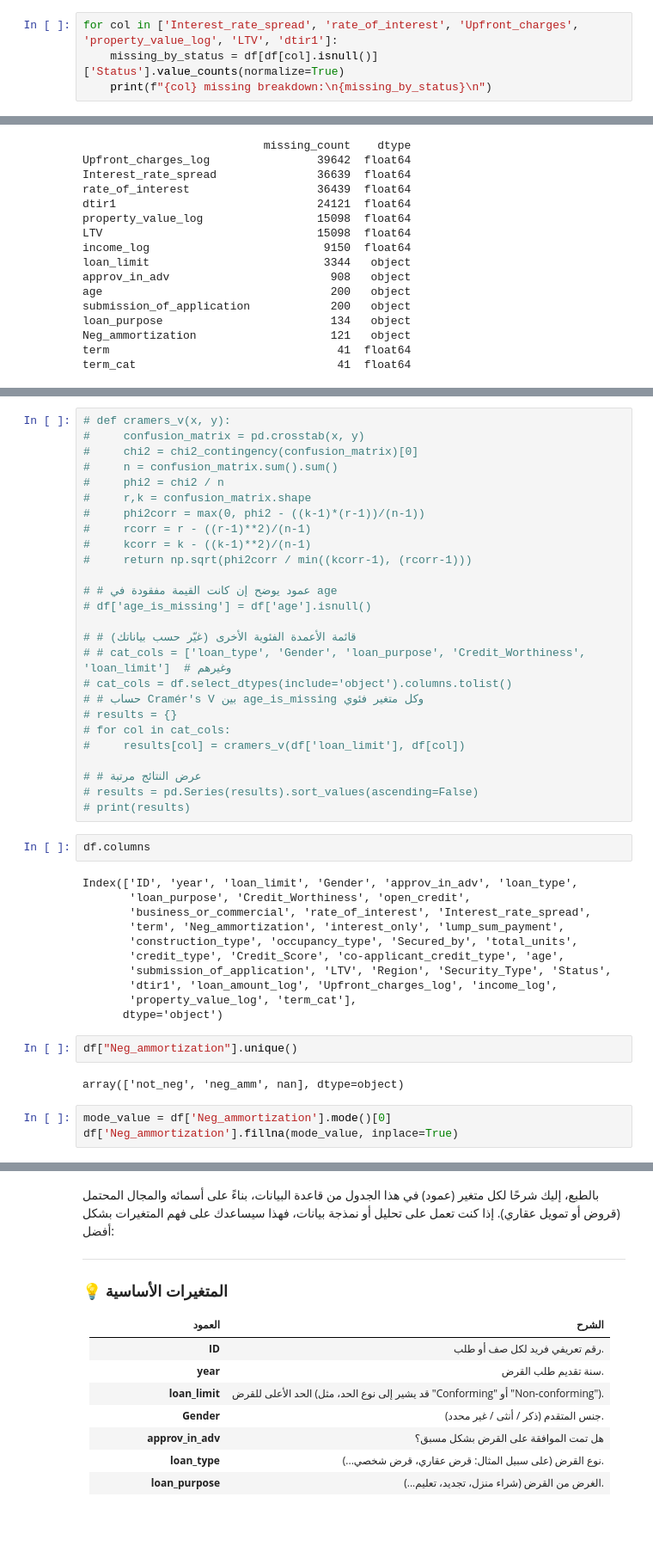
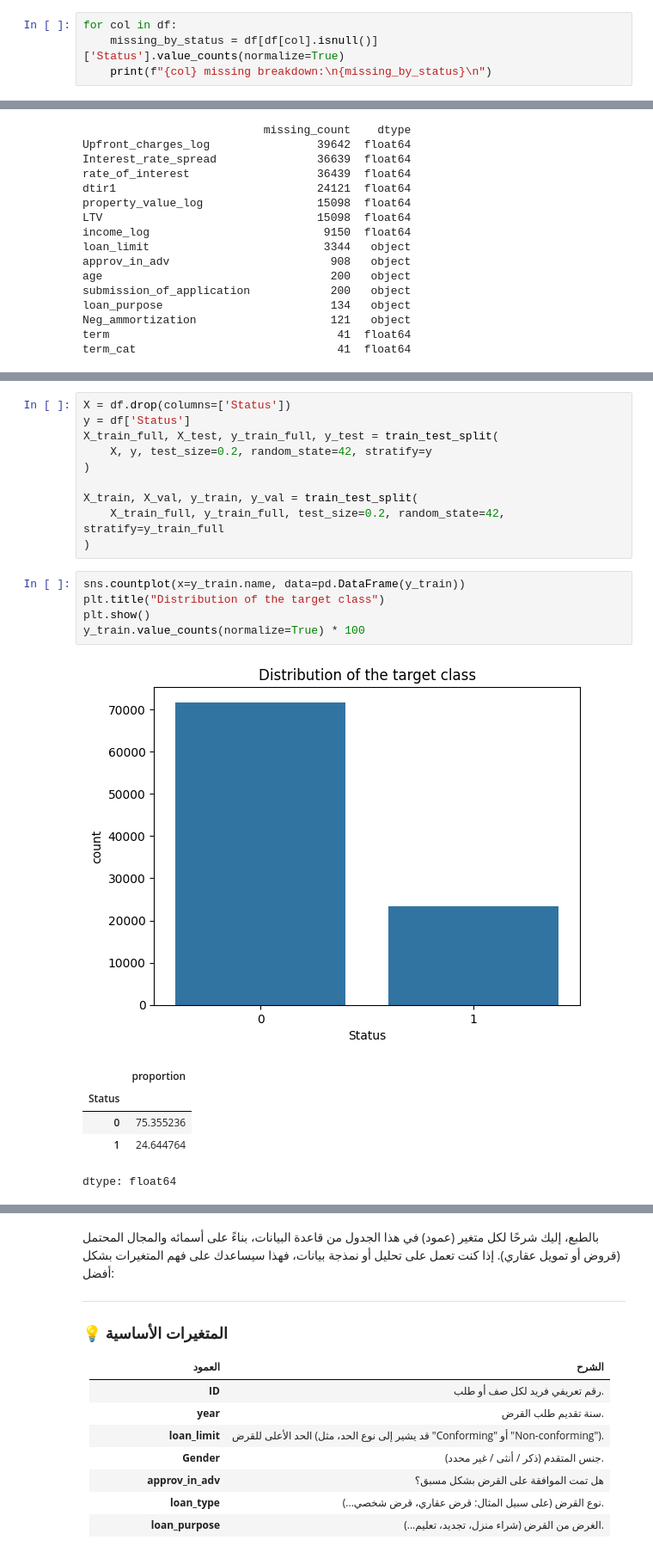
Before and after one commit to angiegh2002/Loan_Default_Detection, a Jupyter notebook: DM&ML.ipynb, the cells around one changed output, grey strips where cells are left out. Shown at 86% size. Drawn from its saved outputs; the diff is of its cells as text; blank space fills up the shorter version.

```diff
--- a/DM&ML.ipynb
+++ b/DM&ML.ipynb
@@ -243,7 +244,7 @@ dtir1: correlation = 0.078, p-value = 1.158e-167
 # %% [markdown]
 ###Further Analysis of Missing Data
 # %%
-for col in ['Interest_rate_spread', 'rate_of_interest', 'Upfront_charges', 'property_value_log', 'LTV', 'dtir1']:
+for col in df:
     missing_by_status = df[df[col].isnull()]['Status'].value_counts(normalize=True)
     print(f"{col} missing breakdown:\n{missing_by_status}\n")
 # %% [output]
@@ -757,46 +693,22 @@ term_cat                              41  float64
-# %%
-# def cramers_v(x, y):
-#     confusion_matrix = pd.crosstab(x, y)
-#     chi2 = chi2_contingency(confusion_matrix)[0]
-#     n = confusion_matrix.sum().sum()
-#     phi2 = chi2 / n
-#     r,k = confusion_matrix.shape
-#     phi2corr = max(0, phi2 - ((k-1)*(r-1))/(n-1))
-#     rcorr = r - ((r-1)**2)/(n-1)
-#     kcorr = k - ((k-1)**2)/(n-1)
-#     return np.sqrt(phi2corr / min((kcorr-1), (rcorr-1)))
-
-# # عمود يوضح إن كانت القيمة مفقودة في age
-# df['age_is_missing'] = df['age'].isnull()
-
-# # قائمة الأعمدة الفئوية الأخرى (غيّر حسب بياناتك)
-# # cat_cols = ['loan_type', 'Gender', 'loan_purpose', 'Credit_Worthiness', 'loan_limit']  # وغيرهم
-# cat_cols = df.select_dtypes(include='object').columns.tolist()
-# # حساب Cramér's V بين age_is_missing وكل متغير فئوي
-# results = {}
-# for col in cat_cols:
-#     results[col] = cramers_v(df['loan_limit'], df[col])
-
-# # عرض النتائج مرتبة
-# results = pd.Series(results).sort_values(ascending=False)
-# print(results)
-# %%
-df.columns
-# %% [output]
-Index(['ID', 'year', 'loan_limit', 'Gender', 'approv_in_adv', 'loan_type',
-       'loan_purpose', 'Credit_Worthiness', 'open_credit',
-       'business_or_commercial', 'rate_of_interest', 'Interest_rate_spread',
-       'term', 'Neg_ammortization', 'interest_only', 'lump_sum_payment',
-       'construction_type', 'occupancy_type', 'Secured_by', 'total_units',
-       'credit_type', 'Credit_Score', 'co-applicant_credit_type', 'age',
-       'submission_of_application', 'LTV', 'Region', 'Security_Type', 'Status',
-       'dtir1', 'loan_amount_log', 'Upfront_charges_log', 'income_log',
-       'property_value_log', 'term_cat'],
-      dtype='object')
-# %%
-df["Neg_ammortization"].unique()
-# %% [output]
-array(['not_neg', 'neg_amm', nan], dtype=object)
-# %%
-mode_value = df['Neg_ammortization'].mode()[0]
-df['Neg_ammortization'].fillna(mode_value, inplace=True)
+# %%
+X = df.drop(columns=['Status'])
+y = df['Status']
+X_train_full, X_test, y_train_full, y_test = train_test_split(
+    X, y, test_size=0.2, random_state=42, stratify=y
+)
+
+X_train, X_val, y_train, y_val = train_test_split(
+    X_train_full, y_train_full, test_size=0.2, random_state=42, stratify=y_train_full
+)
+# %%
+sns.countplot(x=y_train.name, data=pd.DataFrame(y_train))
+plt.title("Distribution of the target class")
+plt.show()
+y_train.value_counts(normalize=True) * 100
+# %% [output]
+[figure, added]
+|  | proportion |
+| Status |  |
+| 0 | 75.355236 |
+| 1 | 24.644764 |
+dtype: float64
```
Also changed, not shown: parts of 21 cells of this notebook.
